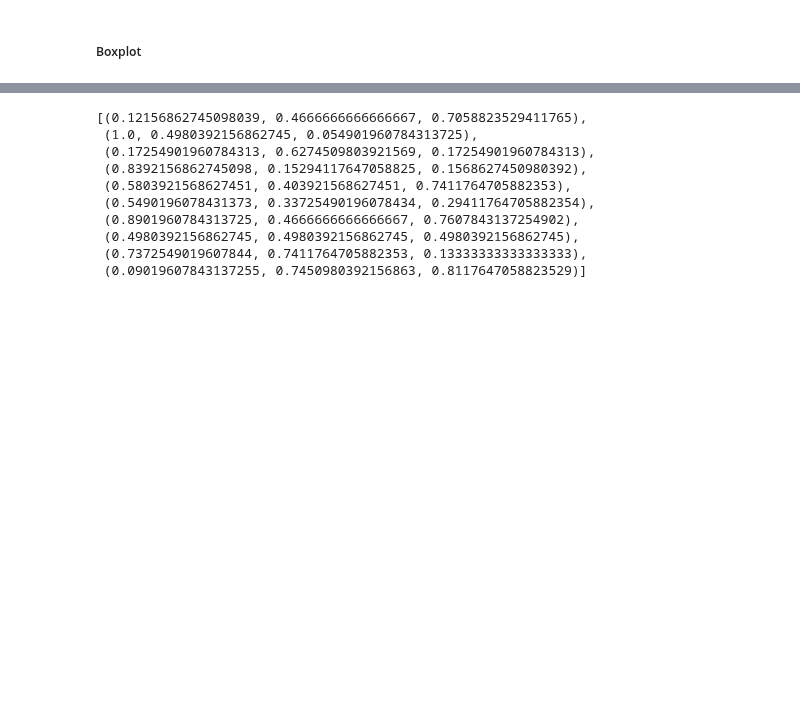
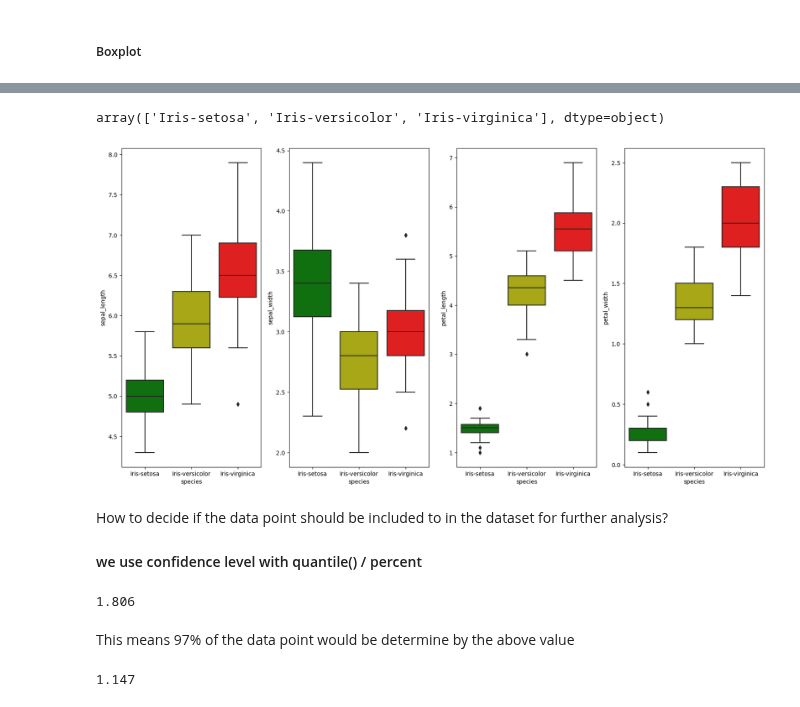
Before and after one commit to andazi/goal-data-science, a Jupyter notebook: Master Data Analysis with Python/intro to exploratory data analysis.ipynb, the cells around one changed output, grey strips where cells are left out. Saved outputs shown, nothing was run; the diff lists cells and outputs as text; code cells hidden in the pictures; blank space fills up the shorter version.

Commit message:
boxplot

```diff
--- a/Master Data Analysis with Python/intro to exploratory data analysis.ipynb
+++ b/Master Data Analysis with Python/intro to exploratory data analysis.ipynb
@@ -185,13 +187,24 @@ ValueError: 'BuGn_R' is not a valid palette name
-# %%
-sns.color_palette()
-# %% [output]
-[(0.12156862745098039, 0.4666666666666667, 0.7058823529411765),
- (1.0, 0.4980392156862745, 0.054901960784313725),
- (0.17254901960784313, 0.6274509803921569, 0.17254901960784313),
- (0.8392156862745098, 0.15294117647058825, 0.1568627450980392),
- (0.5803921568627451, 0.403921568627451, 0.7411764705882353),
- (0.5490196078431373, 0.33725490196078434, 0.29411764705882354),
- (0.8901960784313725, 0.4666666666666667, 0.7607843137254902),
- (0.4980392156862745, 0.4980392156862745, 0.4980392156862745),
- (0.7372549019607844, 0.7411764705882353, 0.13333333333333333),
- (0.09019607843137255, 0.7450980392156863, 0.8117647058823529)]
+# %%
+df.species.unique()
+# %% [output]
+array(['Iris-setosa', 'Iris-versicolor', 'Iris-virginica'], dtype=object)
+# %%
+f,axe = plt.subplots(4, figsize=(15,15))
+for col,color in zip(df.columns.unique(),colors):
+    if col != 'Species':
+        sns.boxplot(x=col, data=df,ax=axe[i],palette=color)
+        sns.despine()
+# %%
+color = {'Iris-versicolor':'y','Iris-setosa':'g','Iris-virginica':'r'}
+i=0
+f,axes=plt.subplots(1,4,figsize=(20,10))
+for col in df.columns.unique():
+    if col != 'species':
+        sns.boxplot(x='species', y=col, data=df, ax=axes[i], palette=color)
+        i+=1
+# %% [output]
+[figure, added]
+# %% [markdown]
+How to decide if the data point should be included to in the dataset for further analysis?
+
+#### we use confidence level with quantile() / percent
@@ -197,0 +213,10 @@ sns.color_palette()
+# %%
+setosa_df['petal_length'].quantile(0.97) # 97th quantile
+# %% [output]
+1.806
+# %% [markdown]
+This means 97% of the data point would be determine by the above value
+# %%
+setosa_df['petal_length'].quantile(0.03) # 3 quantile
+# %% [output]
+1.147
```
Also changed, not shown: parts of 4 cells of this notebook, 1 other file.
